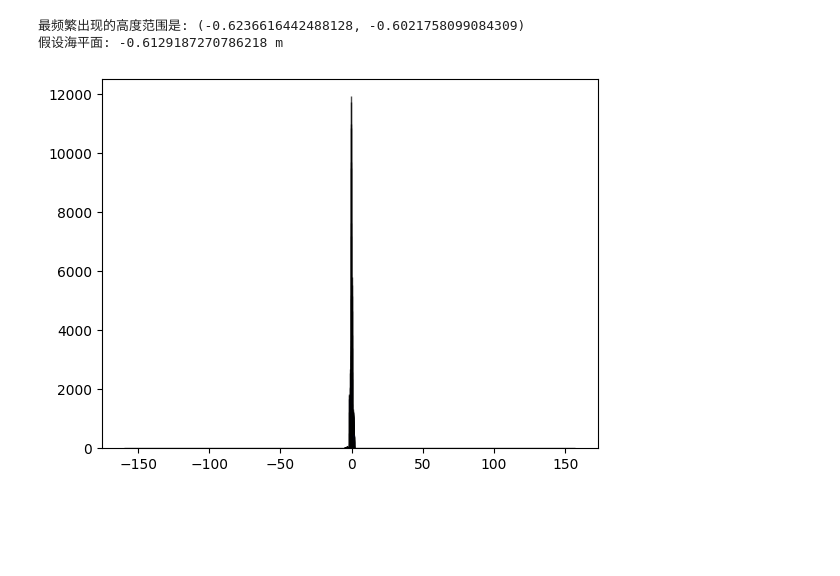
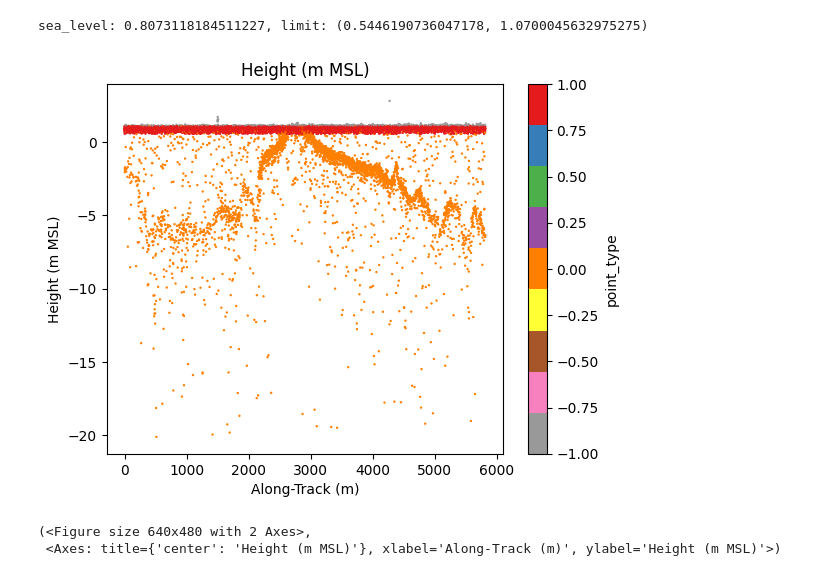
Before and after one commit to NtskwK/GraduationProject, a Jupyter notebook: icesat2-denoise.ipynb, the cells around one changed output. Drawn from its saved outputs; the diff is of its cells as text; code cells hidden in the pictures; blank space fills up the shorter version.

```diff
--- a/icesat2-denoise.ipynb
+++ b/icesat2-denoise.ipynb
@@ -7,9 +13,11 @@ from pathlib import Path
 # %%
 # path_str = input("请输入文件路径：")
-path_str = "data/icepyx/2022MaoweiSea/20220105/processed_ATL03_20220105120423_02171407_006_01_gt2l.csv"
+
+
+path_str = "processed_ATL03_20221230185202_01561807_006_02_gt3r_cut.csv"
 data_path = Path(path_str)
+
 assert data_path.exists(), "文件不存在"
-
 
 df = None
 
@@ -17,5 +25,7 @@ with open(data_path, 'r') as f:
     df = pd.read_csv(f)
 
 print(df.columns)
-print(df.dtypes)
+
+df["point_type"] = PointType.NotClassified.value
+print(df["point_type"].dtypes)
 # %% [output]
@@ -39,17 +40,32 @@ dtype: object
-# %%
-# 选择频率最高的深度为参考海平面
-heights = df['Height (m MSL)'].values
-hist, bin_edges = np.histogram(heights, bins='auto')
-most_frequent_bin = np.argmax(hist)
-most_frequent_height_range = (bin_edges[most_frequent_bin], bin_edges[most_frequent_bin + 1])
-print("最频繁出现的高度范围是:", most_frequent_height_range)
-sea_level = (most_frequent_height_range[0] + most_frequent_height_range[1]) / 2
-print(f"假设海平面: {sea_level} m")
-
-# 显示频率直方图
-plt.hist(heights, bins='auto', alpha=0.7, color='blue', edgecolor='black')
-plt.show()
-# %% [output]
-最频繁出现的高度范围是: (-0.6236616442488128, -0.6021758099084309)
-假设海平面: -0.6129187270786218 m
-[figure, removed]
+# %%
+sea_level, water_surface = get_sea_level(df, n_sigmas=0.8)
+
+print(f"sea_level: {sea_level}, limit: {water_surface}")
+
+df.loc[
+    (df["Height (m MSL)"] > water_surface[0])
+    & (df["Height (m MSL)"] < water_surface[1]),
+    "point_type",
+] = PointType.WaterSurface.value
+
+df.loc[(df["Height (m MSL)"] >= water_surface[1]), "point_type"] = PointType.Noise.value
+# %% [output]
+sea_level: 0.8073118184511227, limit: (0.5446190736047178, 1.0700045632975275)
+# %%
+# 筛选出高度低于水面的数据
+underwater_mask = df["Height (m MSL)"] < water_surface[0]
+
+# 获取需要调整高度的数据列
+under_water_point = df.loc[underwater_mask, "Height (m MSL)"]
+
+# 调整高度
+real_depth = under_water_point.apply(get_real_depth, args=(sea_level,))
+
+# 将调整后的高度赋值回原数据框
+df.loc[underwater_mask, "Height (m MSL)"] = sea_level - real_depth
+
+get_plt(df)
+# %% [output]
+[figure, added]
+(<Figure size 640x480 with 2 Axes>,
+ <Axes: title={'center': 'Height (m MSL)'}, xlabel='Along-Track (m)', ylabel='Height (m MSL)'>)
```
Also changed, not shown: parts of 4 cells of this notebook, 2 other files.
